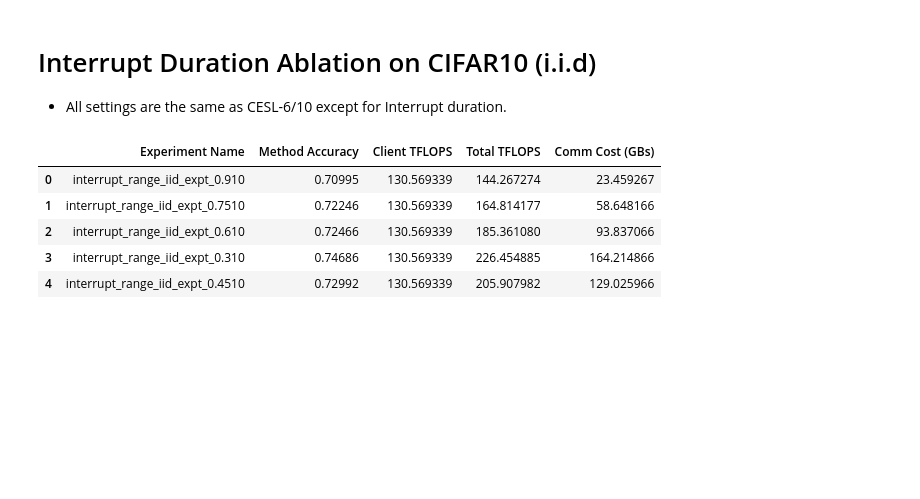
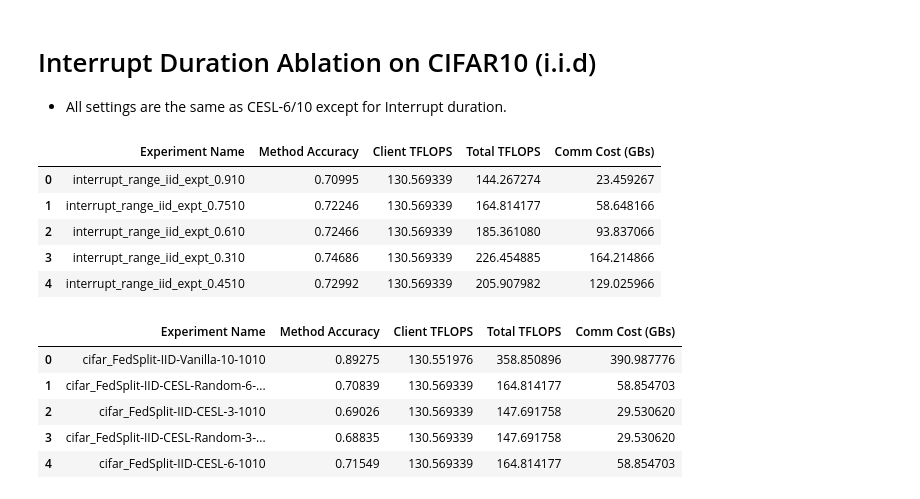
Before and after one commit to ayushchopra96/distributed-ml-research, a Jupyter notebook: split_nn_ucb/plots.ipynb, the cells around one changed output. Saved outputs shown, nothing was run; the diff lists cells and outputs as text; code cells hidden in the pictures; blank space fills up the shorter version.

```diff
--- a/split_nn_ucb/plots.ipynb
+++ b/split_nn_ucb/plots.ipynb
@@ -139,3 +139,13 @@ table
 | 4 | interrupt_range_iid_expt_0.4510 | 0.72992 | 130.569339 | 205.907982 | 129.025966 |
 # %%
 fig.show()
+# %%
+df, table, fig = read_experiment_stats(r'FedSplit')
+table
+# %% [output]
+|  | Experiment Name | Method Accuracy | Client TFLOPS | Total TFLOPS | Comm Cost (GBs) |
+| 0 | cifar_FedSplit-IID-Vanilla-10-1010 | 0.89275 | 130.551976 | 358.850896 | 390.987776 |
+| 1 | cifar_FedSplit-IID-CESL-Random-6-... | 0.70839 | 130.569339 | 164.814177 | 58.854703 |
+| 2 | cifar_FedSplit-IID-CESL-3-1010 | 0.69026 | 130.569339 | 147.691758 | 29.530620 |
+| 3 | cifar_FedSplit-IID-CESL-Random-3-... | 0.68835 | 130.569339 | 147.691758 | 29.530620 |
+| 4 | cifar_FedSplit-IID-CESL-6-1010 | 0.71549 | 130.569339 | 164.814177 | 58.854703 |
```
Also changed, not shown: parts of 1 cell of this notebook, 4 other files.
